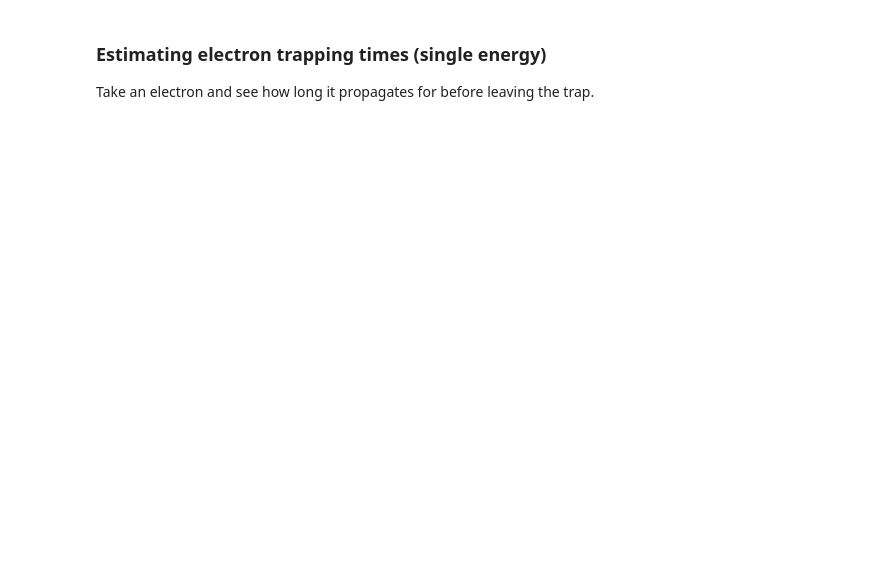
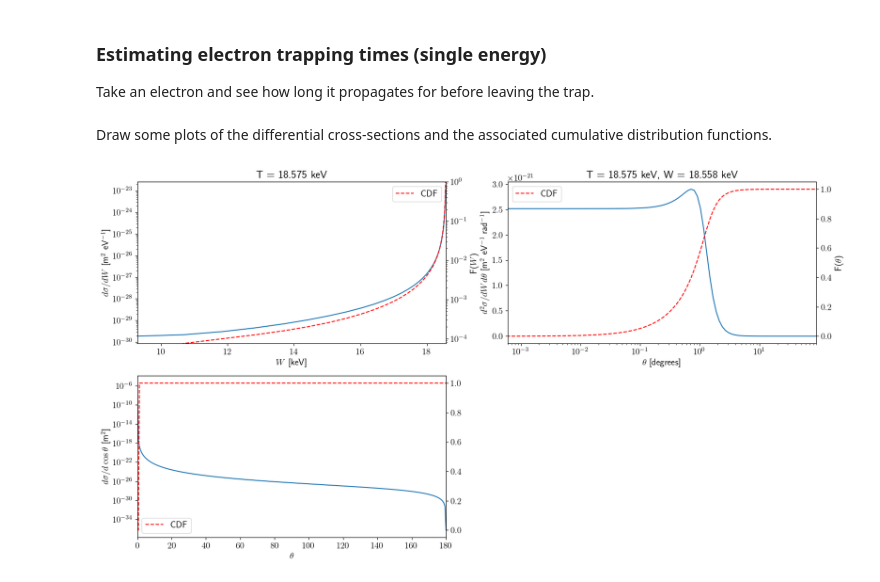
Before and after one commit to sebj101/TritiumPlasmaEffects, a Jupyter notebook: PitchAngleScattering.ipynb, the cells around one changed output. Cells and saved outputs as stored; diff of their text form; code cells hidden in the pictures; blank space fills up the shorter version.

Commit message:
Functions for calculating CDFS

```diff
--- a/PitchAngleScattering.ipynb
+++ b/PitchAngleScattering.ipynb
@@ -167,0 +193,67 @@ def GetScatteredVector(vIn, theta):
+# %% [markdown]
+Draw some plots of the differential cross-sections and the associated cumulative distribution functions.
+# %%
+# Some diagnostic plots for an endpoint electron
+EKE = 18.575e3  # eV
+rudd = RuddXSec(EKE)
+
+# Array of differences to use
+diffArr = np.logspace(-3, np.log10(EKE / 2.0), 100)
+wArr = (EKE - myconst.IONIZATIONENERGYH) * np.ones_like(diffArr) - diffArr
+# Singly differential (in W) cross-section
+sdcsW = rudd.SinglyDifferentialXSec_W(wArr)
+
+plt.figure(figsize=(19, 10))
+plt.subplot(221)
+plt.plot(wArr / 1e3, sdcsW)
+plt.xlabel('$W$ [keV]')
+plt.ylabel('$d\sigma/dW$ [m$^2$ eV$^{-1}$]')
+plt.yscale('log')
+plt.xlim([(EKE - myconst.IONIZATIONENERGYH) / 2e3, EKE / 1e3])
+plt.title(f"T = {EKE / 1e3:.3f} keV")
+
+# Now calculate and plot the CDF for this distribution
+wArr, cdfW = CalcCDF_Rudd_SDCS_W(EKE)
+plt.twinx()
+plt.plot(wArr / 1e3, cdfW, color='r', linestyle='--', label='CDF')
+plt.ylabel('F($W$)')
+plt.yscale('log')
+plt.ylim([cdfW[2], 1.0])
+plt.legend()
+
+plt.subplot(222)
+secondaryEnergy = 3.0 # eV
+chosenW = (EKE - myconst.IONIZATIONENERGYH) - secondaryEnergy
+# Calculate the CDF for the DDCS in theta
+thetaArr, cdfTheta = CalcCDF_DDCS_Theta(EKE, chosenW)
+# Calculate the DDCS
+ddcsTheta = rudd.DoublyDifferentialXSec(chosenW, thetaArr)
+
+plt.plot(thetaArr * 180 / np.pi, ddcsTheta)
+plt.xlabel(r'$\theta$ [degrees]')
+plt.xscale('log')
+plt.xlim([6e-4, 90])
+plt.ylabel(r'$d^2\sigma/dWd\theta$ [m$^2$ eV$^{-1}$ rad$^{-1}$]')
+plt.title(f"T = {EKE / 1e3:.3f} keV, W = {chosenW / 1e3:.3f} keV")
+plt.twinx()
+plt.plot(thetaArr * 180 / np.pi, cdfTheta, color='r', linestyle='--',
+         label='CDF')
+plt.ylabel(r'F($\theta$)')
+plt.legend()
+
+plt.subplot(223)
+thetaArr, cdfMottTheta = CalcCDF_Mott_Theta(EKE)
+mott = MottXSec(EKE)
+sdcsTheta = mott.SinglyDifferentialXSec_theta(thetaArr)
+plt.plot(thetaArr * 180 / np.pi, sdcsTheta)
+plt.xlabel(r'$\theta$')
+plt.ylabel(r'$d\sigma/d\cos \theta$ [m$^2$]')
+plt.xlim([0.0, 180.0])
+plt.yscale('log')
+plt.twinx()
+plt.plot(thetaArr * 180 / np.pi, cdfMottTheta, color='r', linestyle='--', label='CDF')
+plt.legend()
+
+plt.show()
+# %% [output]
+[figure, added]
```
Also changed, not shown: parts of 2 cells of this notebook.
